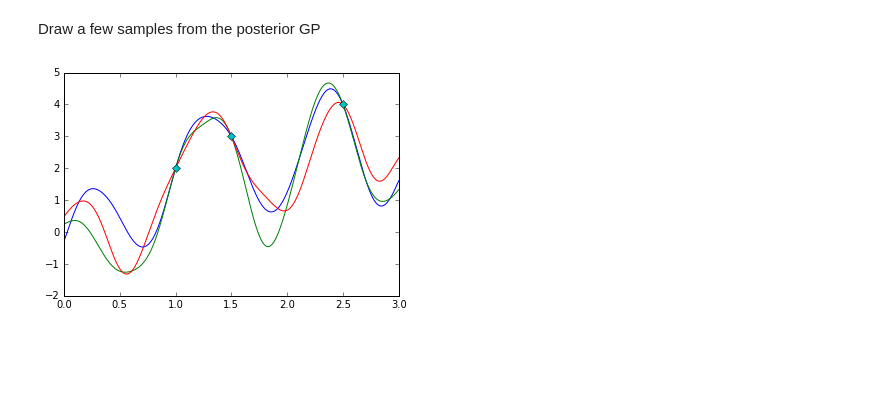
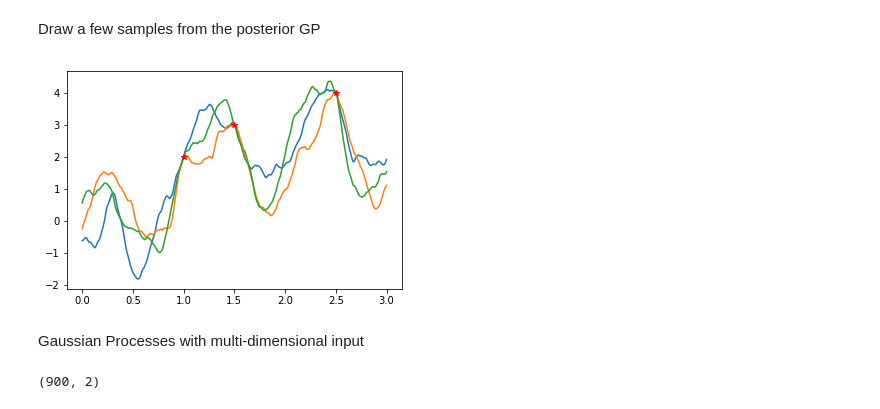
Before and after one commit to ovysotska/in_simple_english, a Jupyter notebook: Gaussian_processes.ipynb, the cells around one changed output. Drawn from its saved outputs; the diff is of its cells as text; code cells hidden in the pictures; blank space fills up the shorter version.

Commit message:
added 2 dimensional example with plots

```diff
--- a/Gaussian_processes.ipynb
+++ b/Gaussian_processes.ipynb
@@ -65,7 +70,10 @@ s = .5
 mu = lambda x : .5 * x + np.sin(2 * math.pi * x)
 
 # GP prior covariance function: we take the usual squared exponential kernel
-k = lambda x,y : s * np.exp(- (x-y) ** 2 / (2*l**2))
+#k = lambda x,y : s * np.exp(- (x-y) ** 2 / (2*l**2))
+
+# GP prior covariance function: we take the usual squared exponential kernel
+k = lambda x,y : s*(1 + (np.sqrt(3)*(np.abs(x-y))) / l) *np.exp(- (np.sqrt(3)*(np.abs(x-y))) / l)
 # %% [markdown]
 Sample a few realizations of a GP
 # %%
@@ -96,11 +104,12 @@ Draw a few samples from the posterior GP
 # %%
 F4 = sample_Gaussian_process(mbar, kbar, X)
 F5 = sample_Gaussian_process(mbar, kbar, X)
 F6 = sample_Gaussian_process(mbar, kbar, X)
+
+plt.plot(X, F4, X, F5, X, F6)
+plt.plot(Xtrain, Ytrain, 'r*')
+plt.show()
+# %% [output]
+[figure, added]
-# %%
-plt.plot(X, F4, X, F5, X, F6)
-plt.hold(True)
-plt.plot(Xtrain, Ytrain, 'cD')
-plt.show()
-# %% [output]
-[figure, removed]
+# %% [markdown]
+Gaussian Processes with multi-dimensional input
@@ -106,0 +126,23 @@ plt.show()
+# %%
+Xtrain = np.array([[1.,1.], [1.5, 2]])
+Ytrain = [2, 3]
+
+posterior_GP_params = compute_posterior_GP(mu, k, Xtrain, Ytrain)
+
+mbar = posterior_GP_params[0]
+kbar = posterior_GP_params[1]
+
+nx  = 30
+ny = 30
+x = np.linspace(0, 2, nx)
+y = np.linspace(0, 3, ny)
+xx, yy = np.meshgrid(x, y)
+N = nx * ny
+xv = np.reshape(xx, (N,1))
+yv = np.reshape(yy, (N,1))
+Xtest = np.hstack((xv,yv))
+print Xtest.shape
+
+F7 = sample_Gaussian_process(mbar, kbar, Xtest)
+# %% [output]
+(900, 2)
```
Also changed, not shown: parts of 8 cells of this notebook.
